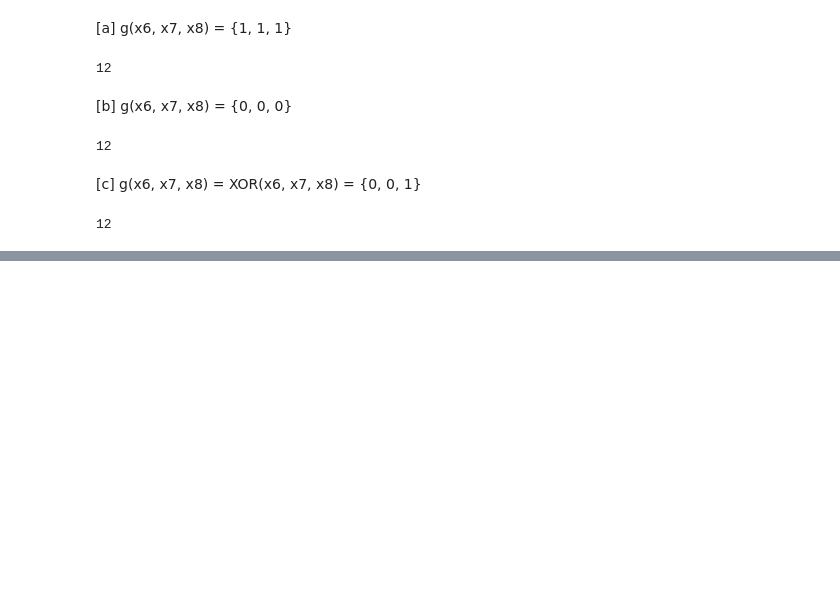
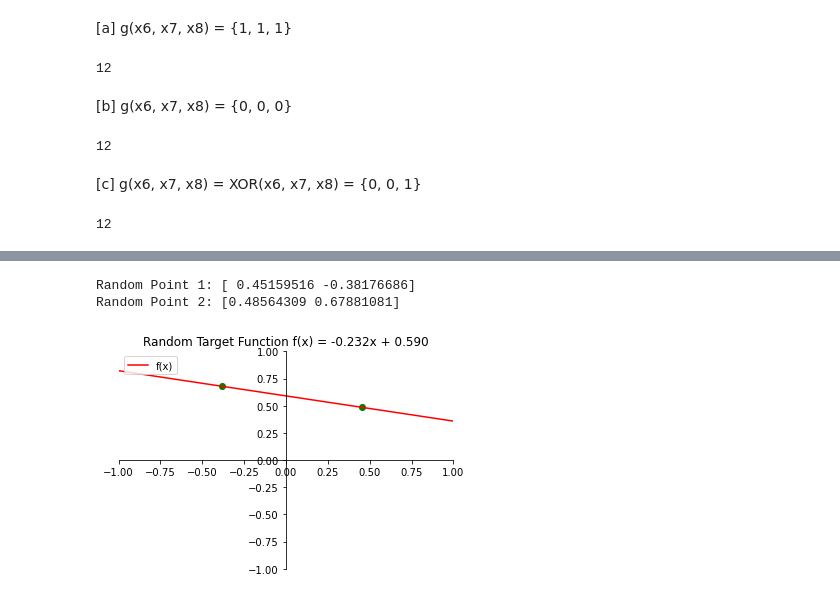
Before and after one commit to workflow/caltech-machine-learning-homework, a Jupyter notebook: HW1.ipynb, the cells around one changed output, grey strips where cells are left out. Drawn from its saved outputs; the diff is of its cells as text; code cells hidden in the pictures; blank space fills up the shorter version.

```diff
--- a/HW1.ipynb
+++ b/HW1.ipynb
@@ -229,0 +240,38 @@ score
+# %%
+p1 = np.random.uniform(-1, 1, size=2)
+p2 = np.random.uniform(-1, 1, size=2)
+
+print('Random Point 1:', p1)
+print('Random Point 2:', p2)
+
+coefficients = np.polyfit(p1, p2, 1)
+m,c = coefficients
+
+# Let's compute the values of the line...
+polynomial = np.poly1d(coefficients)
+x_axis = np.linspace(-1,1, 100)
+y_axis = polynomial(x_axis)
+
+# ...and plot the points and the line
+ax = plt.figure().add_subplot(1, 1, 1)
+ax.spines['left'].set_position('center')
+ax.spines['bottom'].set_position('center')
+ax.spines['right'].set_color('none')
+ax.spines['top'].set_color('none')
+ax.xaxis.set_ticks_position('bottom')
+ax.yaxis.set_ticks_position('left')
+ax.set_xlim([-1, 1])
+ax.set_ylim([-1, 1])
+
+plt.plot( p1[0], p2[0], 'go' )
+plt.plot( p1[1], p2[1], 'go' )
+plt.plot(x_axis, y_axis, 'r', label='f(x)')
+
+plt.title(f'Random Target Function f(x) = {m:.3f}x + {c:.3f}')
+plt.legend(loc='upper left')
+
+plt.show()
+# %% [output]
+Random Point 1: [ 0.45159516 -0.38176686]
+Random Point 2: [0.48564309 0.67881081]
+[figure, added]
```
Also changed, not shown: parts of 16 cells of this notebook, 2 other files.
